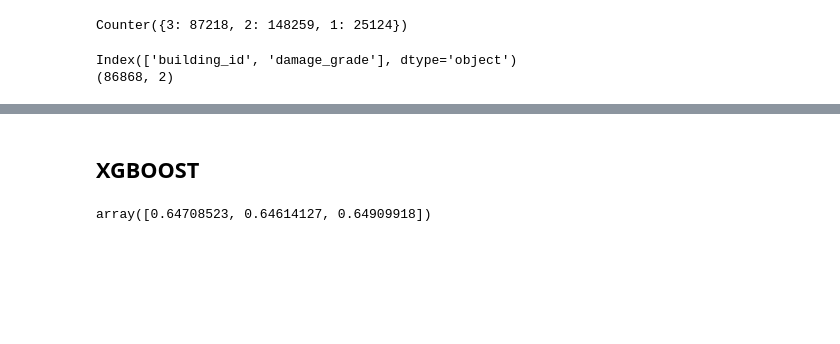
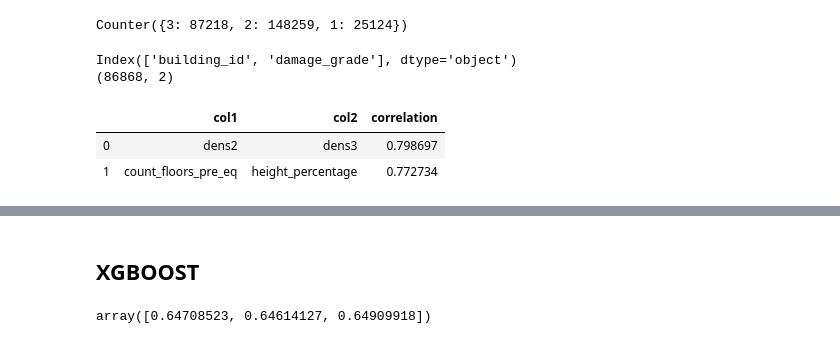
Before and after one commit to alan-flint/Richter-DrivenData, a Jupyter notebook: src/NB_DataCheck.ipynb, the cells around one changed output, grey strips where cells are left out. Drawn from its saved outputs; the diff is of its cells as text; code cells hidden in the pictures; blank space fills up the shorter version.

```diff
--- a/src/NB_DataCheck.ipynb
+++ b/src/NB_DataCheck.ipynb
@@ -317,0 +447,6 @@ Index(['building_id', 'damage_grade'], dtype='object')
+# %%
+corr_thres(X[top20_features], 0.7)
+# %% [output]
+|  | col1 | col2 | correlation |
+| 0 | dens2 | dens3 | 0.798697 |
+| 1 | count_floors_pre_eq | height_percentage | 0.772734 |
```
Also changed, not shown: parts of 57 cells of this notebook.
